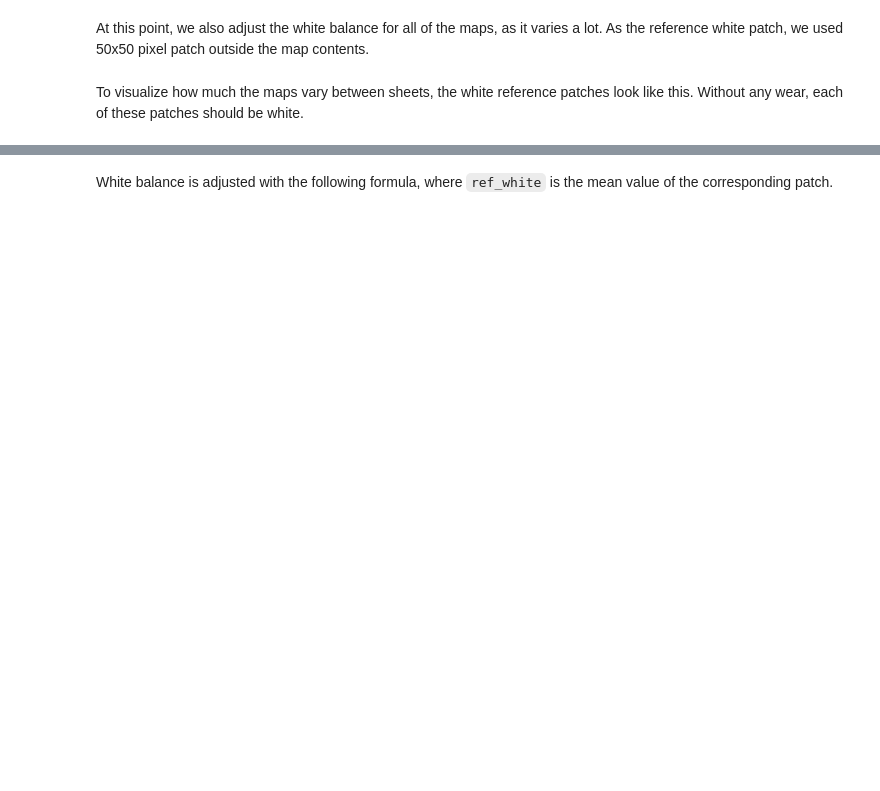
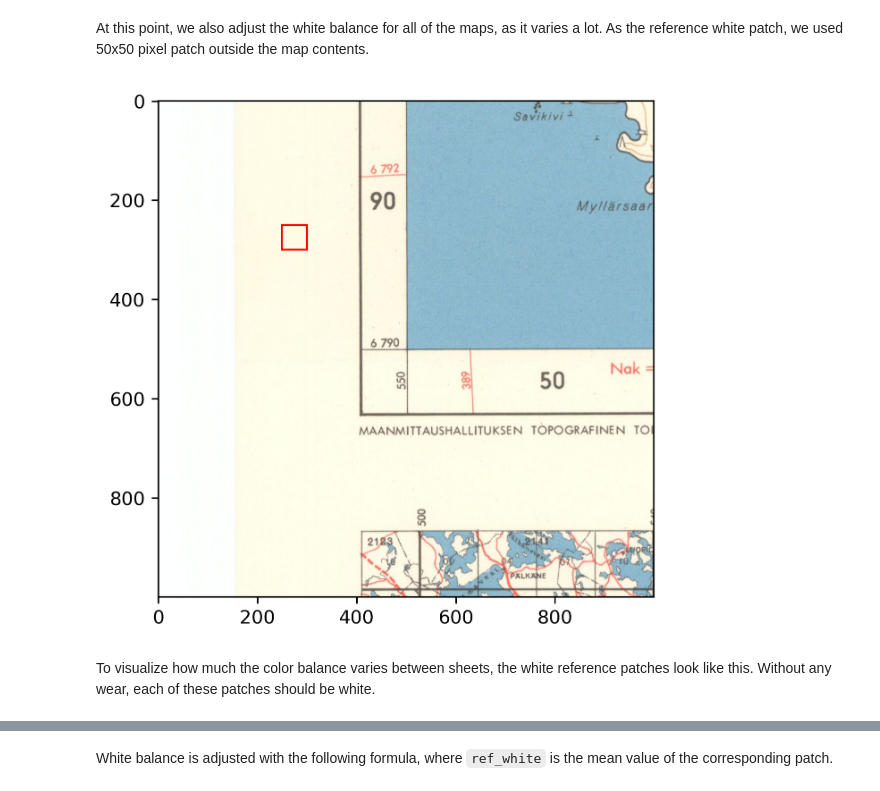
Before and after one commit to mayrajeo/historical-maps, a Jupyter notebook: nbs/crop_and_georeference.ipynb, the cells around one changed output, grey strips where cells are left out. Drawn from its saved outputs; the diff is of its cells as text; code cells hidden in the pictures; blank space fills up the shorter version.

Commit message:
add some figures and descriptions

```diff
--- a/nbs/crop_and_georeference.ipynb
+++ b/nbs/crop_and_georeference.ipynb
@@ -58,5 +58,17 @@ points.head()
 # %% [markdown]
 At this point, we also adjust the white balance for all of the maps, as it varies a lot. As the reference white patch, we used 50x50 pixel patch outside the map contents.
+# %%
+import matplotlib.patches as patches
+fig, ax = plt.subplots(dpi=300)
+ax.imshow(ex_im[int(points.iloc[3].pixelY-500):int(points.iloc[3].pixelY+500),
+                int(points.iloc[3].pixelX-500):int(points.iloc[3].pixelX+500)])
+
+rect = patches.Rectangle((250,250), 50,50,
+                         linewidth=1, edgecolor='r', facecolor='none')
+ax.add_patch(rect)
+plt.show()
+# %% [output]
+[figure, added]
 # %%
 patches_65 = []
 patches_80s = []
@@ -72,7 +84,7 @@ for r in map_files:
                   int(points.iloc[3].pixelX-175):int(points.iloc[3].pixelX-125)]
         patches_80s.append(patch)
 # %% [markdown]
-To visualize how much the maps vary between sheets, the white reference patches look like this. Without any wear, each of these patches should be white.
+To visualize how much the color balance varies between sheets, the white reference patches look like this. Without any wear, each of these patches should be white.
 # %%
 fig, axs = plt.subplots(3,3)
 
```
Also changed, not shown: parts of 14 cells of this notebook, 5 other files.
